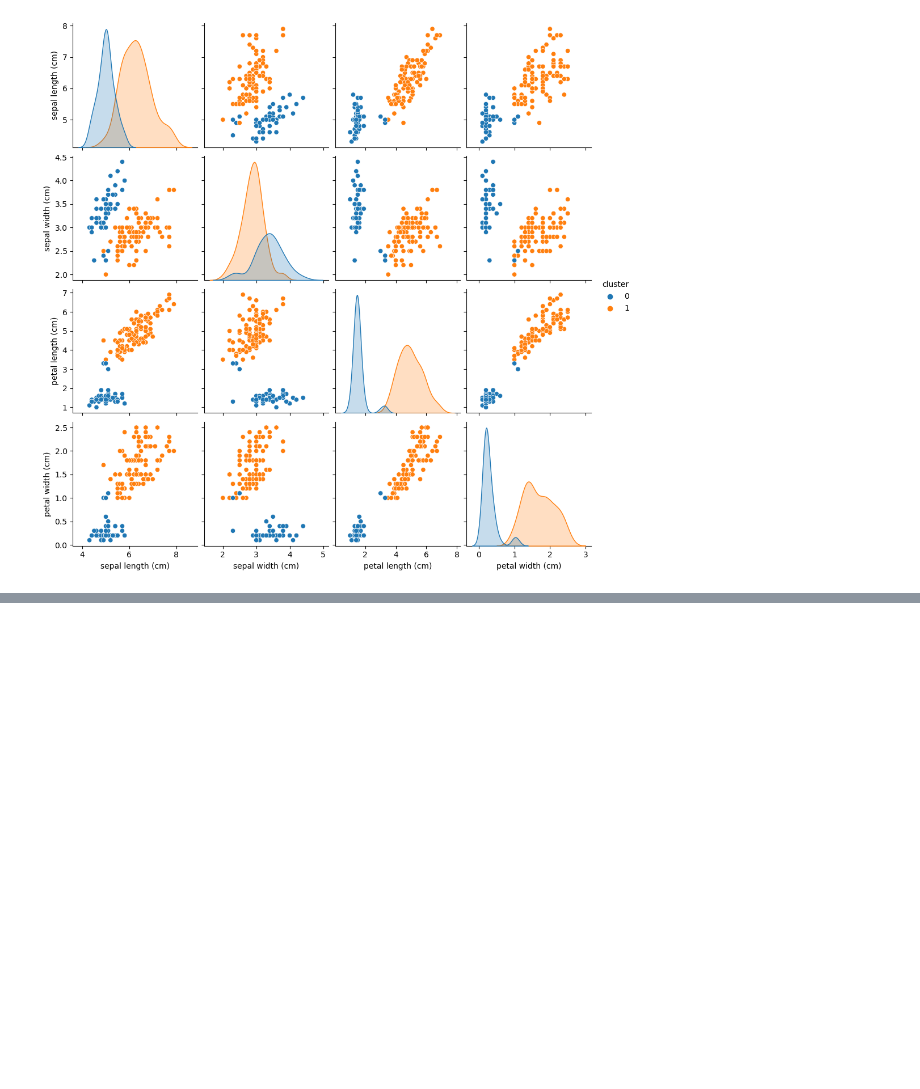
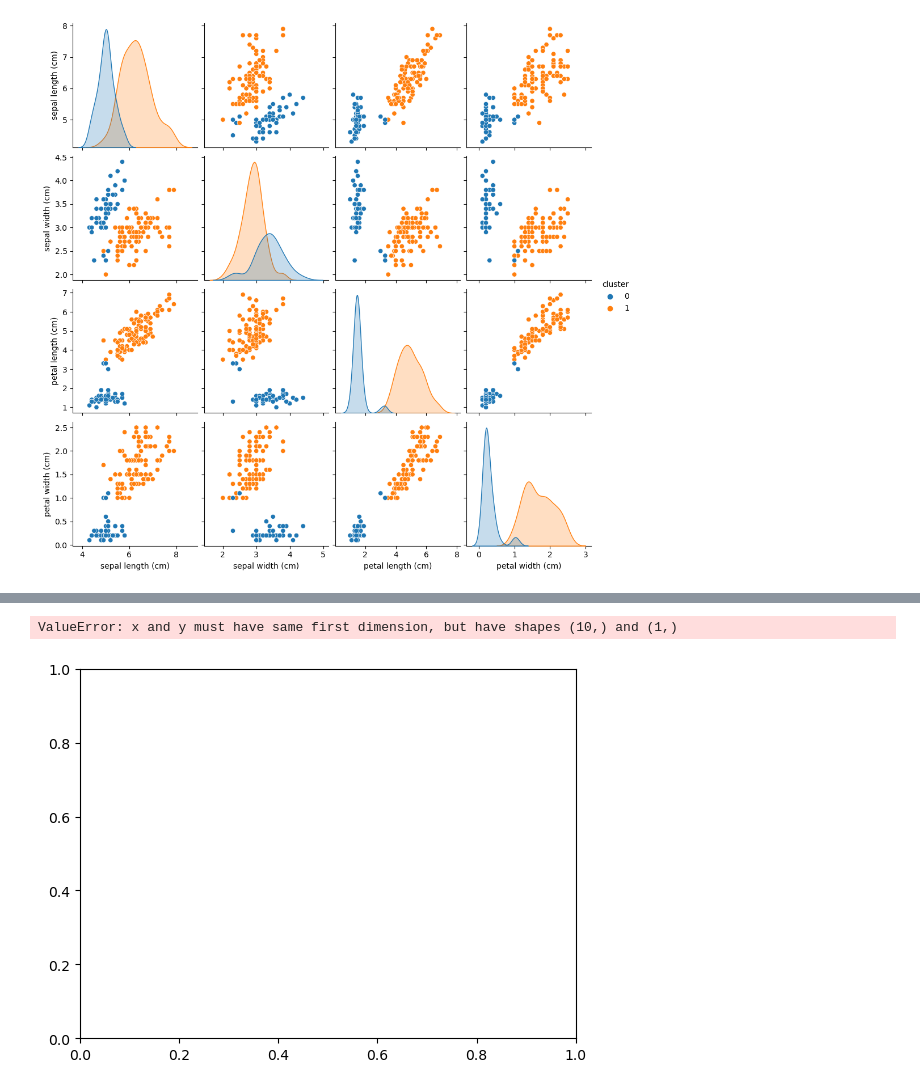
Before and after one commit to souta-pqr/Program_practice, a Jupyter notebook: python/shuuwa/1/sample1.ipynb, the cells around one changed output, grey strips where cells are left out. Cells and saved outputs as stored; diff of their text form; code cells hidden in the pictures; blank space fills up the shorter version.

```diff
--- a/python/shuuwa/1/sample1.ipynb
+++ b/python/shuuwa/1/sample1.ipynb
@@ -151,0 +166,16 @@ ARI: 0.54
+# %%
+distortions = []
+for i in range(1, 11):
+    km = KMeans(n_clusters=i, n_init=10, max_iter=300, random_state=0)
+
+    km.fit(X_norm)
+    distortions.append(km.inertia_)
+# %%
+plt.plot(range(1, 11), distortions, marker="o")
+plt.xticks(range(1, 11))
+plt.xlabel("Number of clusters")
+plt.ylabel("Distortion")
+plt.show()
+# %% [output]
+ValueError: x and y must have same first dimension, but have shapes (10,) and (1,)
+[figure, added]
```
Also changed, not shown: parts of 1 cell of this notebook.
